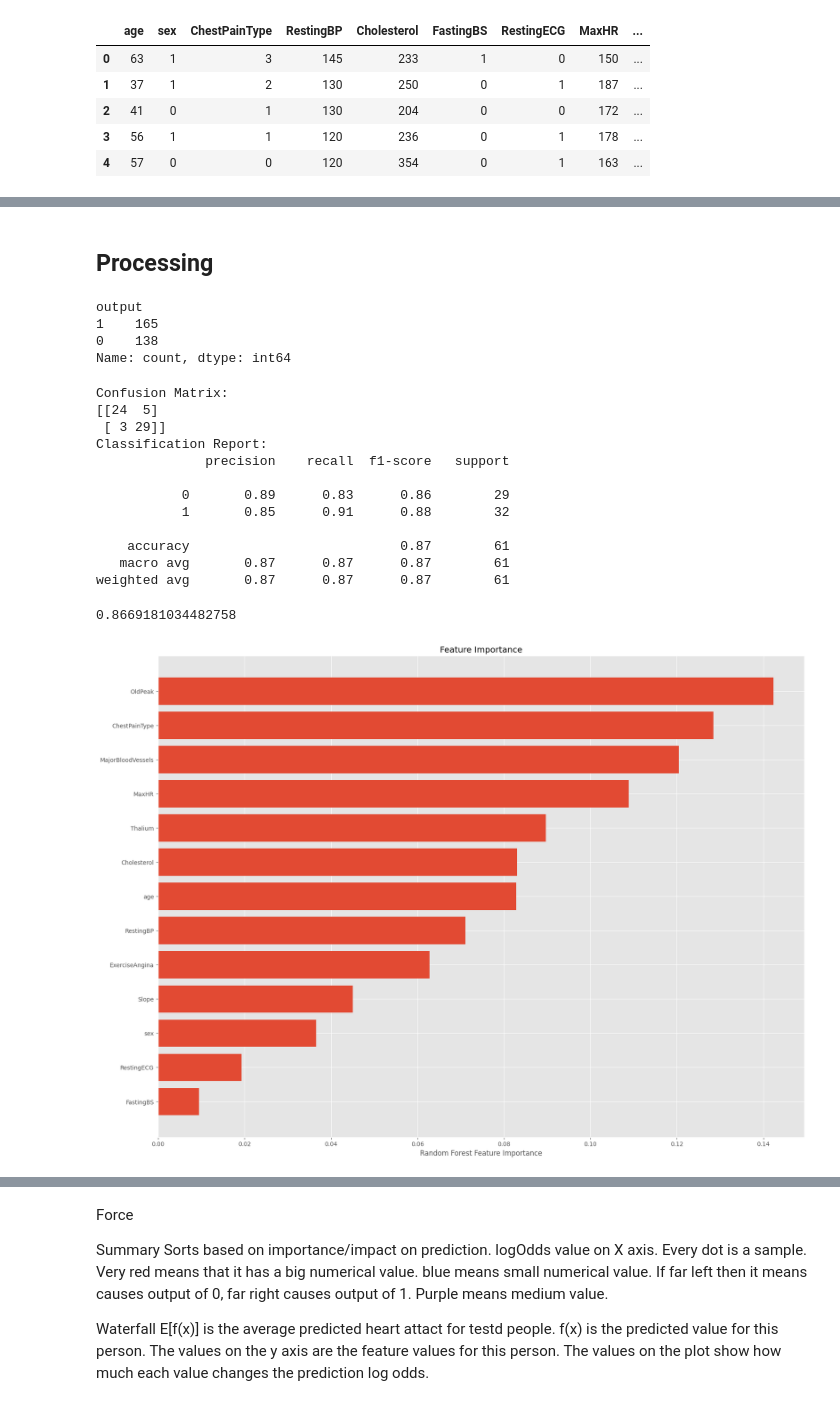
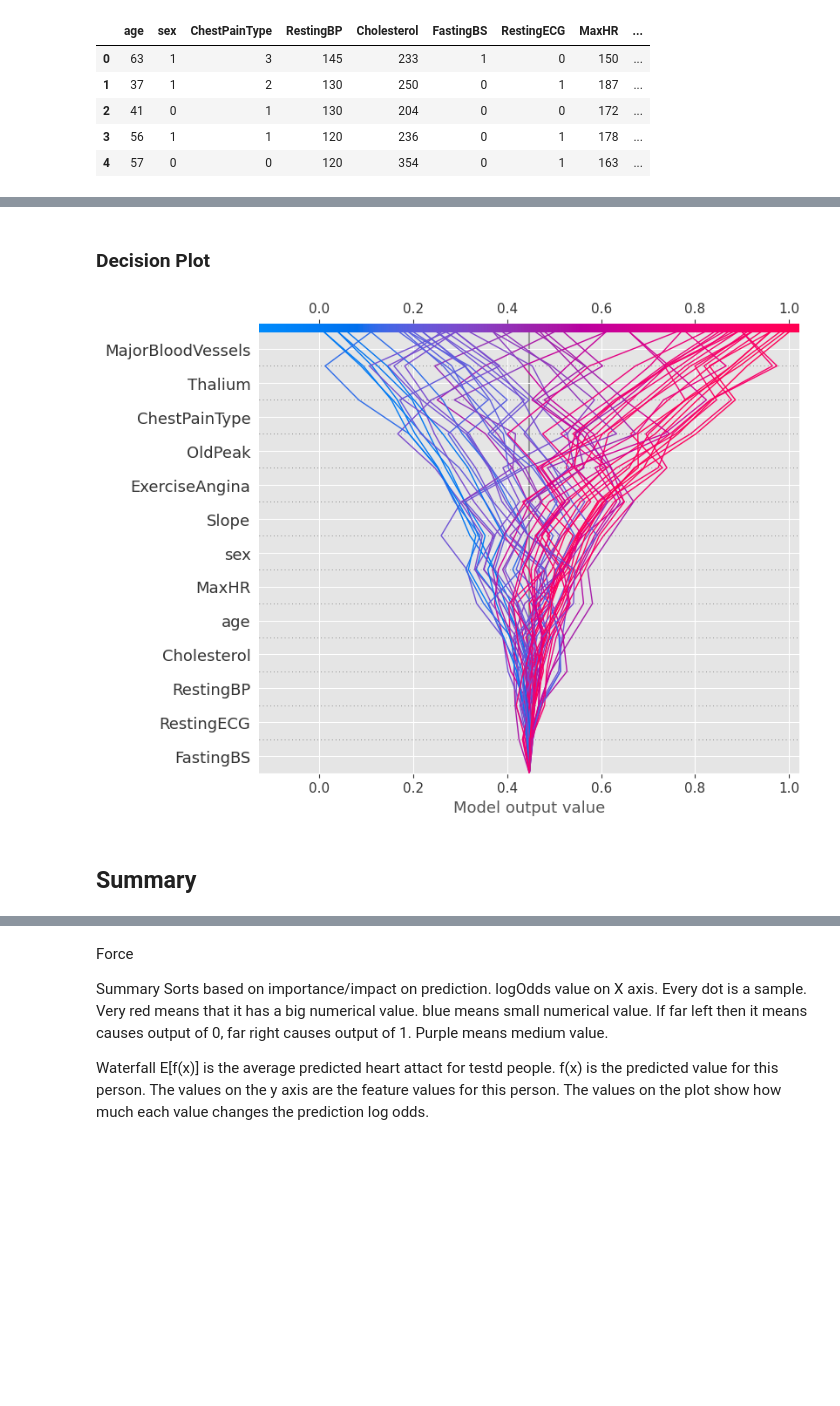
Before and after one commit to Tom-Sloan/ML_CSI_assignment2, a Jupyter notebook: assignment2.ipynb, the cells around one changed output, grey strips where cells are left out. Saved outputs shown, nothing was run; the diff lists cells and outputs as text; code cells hidden in the pictures; blank space fills up the shorter version.

```diff
--- a/assignment2.ipynb
+++ b/assignment2.ipynb
@@ -125,58 +237,8 @@ for i, col in enumerate(column_names, 1):
+# %% [markdown]
+### Decision Plot
+# %%
+shap.decision_plot(explainer.expected_value[idx], shap_values, features=X_test)
+# %% [output]
+[figure, added]
 # %% [markdown]
-## Processing
+## Summary
-# %%
-target = "output"
-y=df[target]
-x=df.drop(target,axis=1)
-
-# verify that the classification is binary
-y.value_counts()
-# %% [output]
-output
-1    165
-0    138
-Name: count, dtype: int64
-# %%
-
-
-rf = RandomForestClassifier()
-X_train, X_test, y_train, y_test = train_test_split(df, y, test_size=0.2, random_state=42)
-rf.fit(X_train[column_names],y_train)
-y_pred=rf.predict(X_test[column_names])
-cm = confusion_matrix(y_test, y_pred)
-print("Confusion Matrix:")
-print(cm)
-
-report = classification_report(y_test, y_pred)
-print("Classification Report:")
-print(report)
-
-roc_auc_score(y_test, y_pred)
-# %% [output]
-Confusion Matrix:
-[[24  5]
- [ 3 29]]
-Classification Report:
-              precision    recall  f1-score   support
-
-           0       0.89      0.83      0.86        29
-           1       0.85      0.91      0.88        32
-
-    accuracy                           0.87        61
-   macro avg       0.87      0.87      0.87        61
-weighted avg       0.87      0.87      0.87        61
-0.8669181034482758
-# %%
-## Checking Feature importance
-
-plt.figure(figsize=(20,15))
-importance = rf.feature_importances_
-idxs = np.argsort(importance)
-plt.title("Feature Importance")
-plt.barh(range(len(idxs)),importance[idxs],align="center")
-plt.yticks(range(len(idxs)),[column_names[i] for i in idxs])
-plt.xlabel("Random Forest Feature Importance")
-#plt.tight_layout()
-plt.show()
-# %% [output]
-[figure, removed]
```
Also changed, not shown: parts of 26 cells of this notebook.
